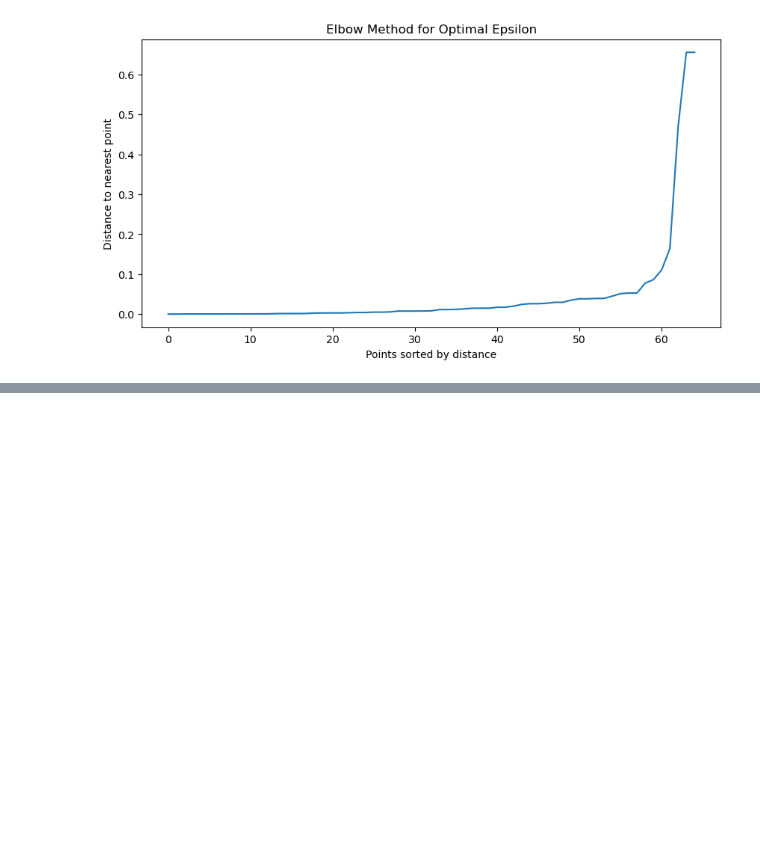
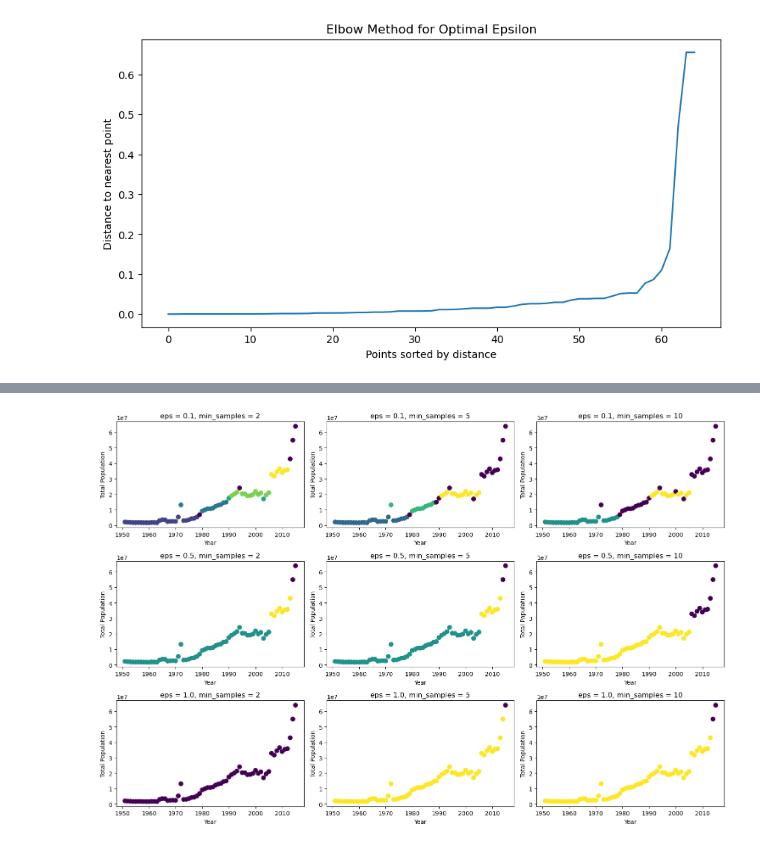
Before and after one commit to shy19007/INDE577_Fianl_Project, a Jupyter notebook: Unsupervised Learning/8_DBSCAN/8_DBSCAN.ipynb, the cells around one changed output, grey strips where cells are left out. Cells and saved outputs as stored; diff of their text form; code cells hidden in the pictures; blank space fills up the shorter version.

```diff
--- a/Unsupervised Learning/8_DBSCAN/8_DBSCAN.ipynb
+++ b/Unsupervised Learning/8_DBSCAN/8_DBSCAN.ipynb
@@ -154,0 +229,48 @@ plt.show()
+# %%
+import numpy as np
+import matplotlib.pyplot as plt
+from sklearn.cluster import DBSCAN
+from sklearn.preprocessing import StandardScaler
+
+# Load your dataset
+file_path = 'Global-Refugee-Dataset-1951-2015.csv'
+refugee_data = pd.read_csv(file_path)
+
+# Replace any non-numeric values and fill missing values
+refugee_data['Total Population'] = refugee_data['Total Population'].replace('*', np.nan).fillna(0)
+
+# Convert 'Total Population' to integers
+refugee_data['Total Population'] = refugee_data['Total Population'].astype(int)
+
+# Aggregate data to get the total population of refugees per year globally
+yearly_totals = refugee_data.groupby('Year')['Total Population'].sum().reset_index()
+
+# Standardize the total population feature
+scaler = StandardScaler()
+yearly_totals_scaled = scaler.fit_transform(yearly_totals[['Total Population']])
+
+# Define different combinations of eps and min_samples for DBSCAN
+eps_values = [0.1, 0.5, 1.0]  # Adjust these based on the range you want to explore
+min_samples_values = [2, 5, 10]  # Adjust these based on your domain knowledge and dataset specifics
+
+# Create subplots
+fig, axes = plt.subplots(len(eps_values), len(min_samples_values), figsize=(15, 10))
+
+# Iterate over all combinations of eps and min_samples
+for i, eps in enumerate(eps_values):
+    for j, min_samples in enumerate(min_samples_values):
+        # Apply DBSCAN clustering
+        db = DBSCAN(eps=eps, min_samples=min_samples)
+        y_pred = db.fit_predict(yearly_totals_scaled)
+
+        # Plot the results
+        axes[i, j].scatter(yearly_totals['Year'], yearly_totals['Total Population'], c=y_pred, s=50, cmap='viridis')
+        axes[i, j].set_title(f'eps = {eps}, min_samples = {min_samples}')
+        axes[i, j].set_xlabel('Year')
+        axes[i, j].set_ylabel('Total Population')
+
+# Adjust layout and show the plot
+plt.tight_layout()
+plt.show()
+# %% [output]
+[figure, added]
```
Also changed, not shown: parts of 5 cells of this notebook, 1 other file.
